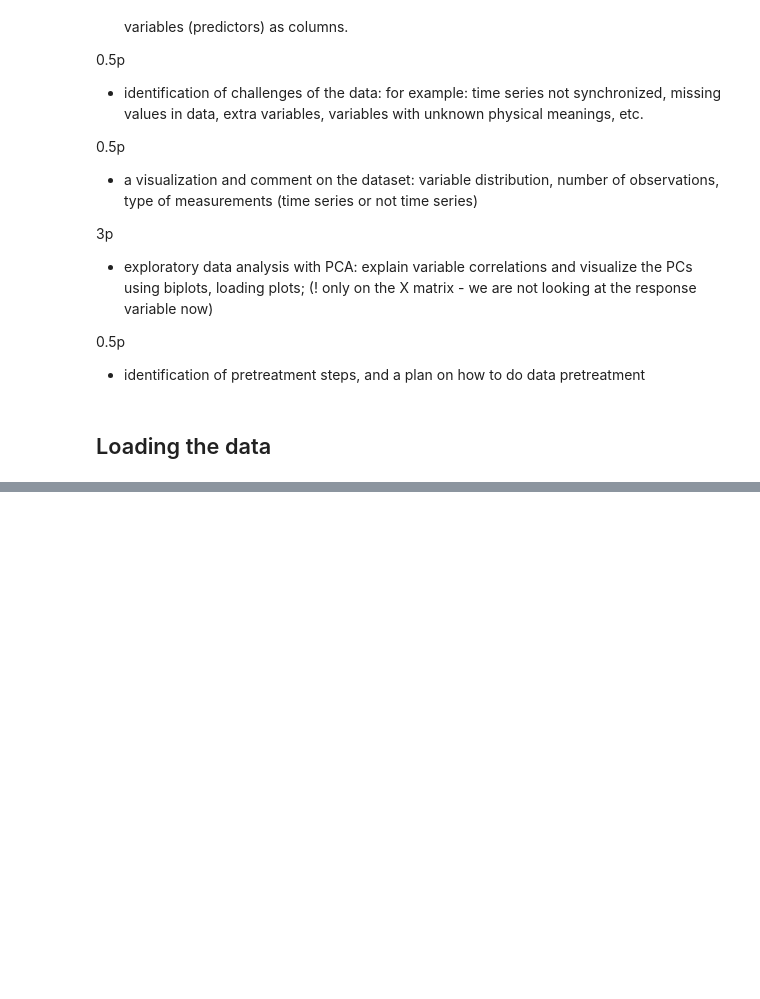
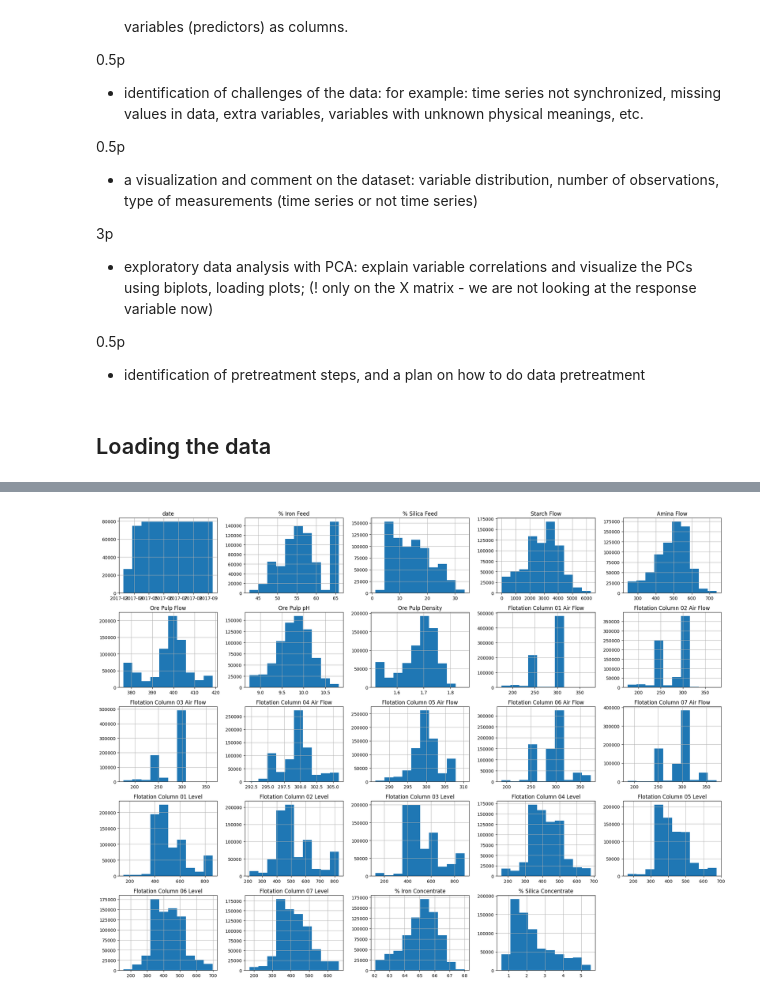
Before and after one commit to EskelinenElias/ADAML-project1, a Jupyter notebook: ADAML_project1.ipynb, the cells around one changed output, grey strips where cells are left out. Cells and saved outputs as stored; diff of their text form; code cells hidden in the pictures; blank space fills up the shorter version.

```diff
--- a/ADAML_project1.ipynb
+++ b/ADAML_project1.ipynb
@@ -65,0 +83,6 @@ print(len(data))
+# %%
+data.hist(figsize=(20, 15))
+plt.tight_layout()
+plt.show()
+# %% [output]
+[figure, added]
```
Also changed, not shown: parts of 7 cells of this notebook.
